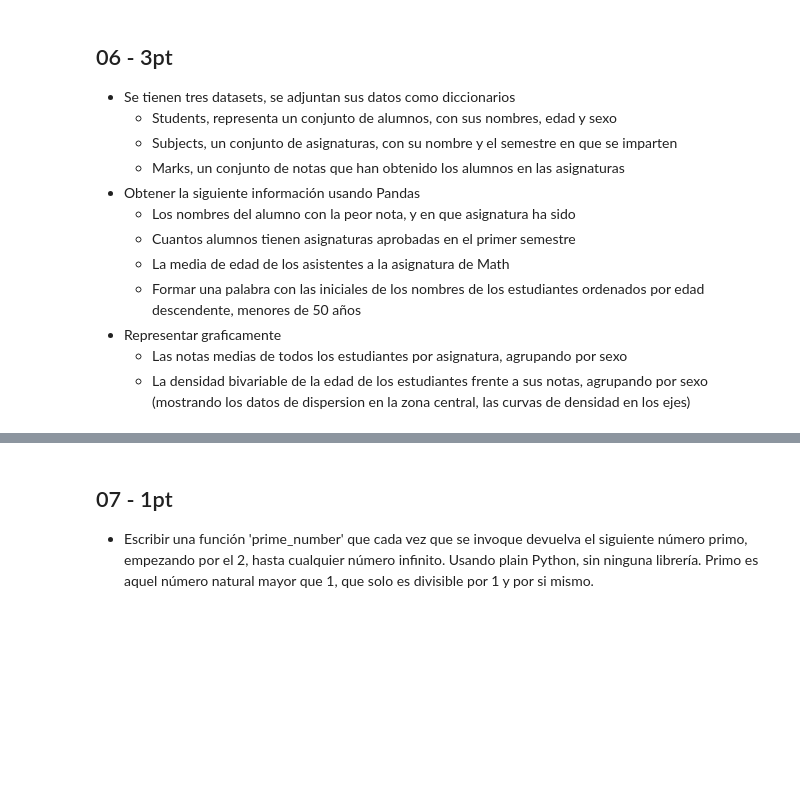
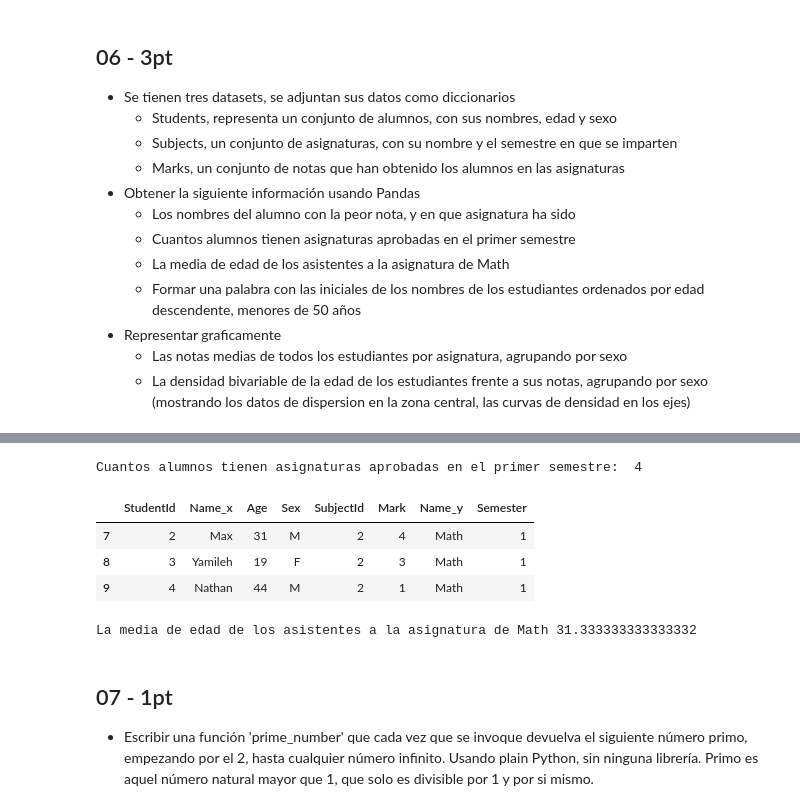
Before and after one commit to StevenMena/01MIAR_Python_IA, a Jupyter notebook: 01MIAR_Exam02_StevenMena.ipynb, the cells around one changed output, grey strips where cells are left out. Saved outputs shown, nothing was run; the diff lists cells and outputs as text; code cells hidden in the pictures; blank space fills up the shorter version.

```diff
--- a/01MIAR_Exam02_StevenMena.ipynb
+++ b/01MIAR_Exam02_StevenMena.ipynb
@@ -145,0 +225,20 @@ marks = {'StudentId' : [2,2,1,3,6,4,4,3,2,5], 'SubjectId' : [1,3,1,2,1,2,3,1,2,1
+# %%
+#Cuantos alumnos tienen asignaturas aprobadas en el primer semestre
+students_marks_subjets= students_marks.merge(df_subjects, on='SubjectId',how='inner')
+semester1=students_marks_subjets[students_marks_subjets['Semester']==1]
+#display(semester1)
+print('Cuantos alumnos tienen asignaturas aprobadas en el primer semestre: ', semester1[semester1['Mark']>=5].count().iloc[0])
+# %% [output]
+Cuantos alumnos tienen asignaturas aprobadas en el primer semestre:  4
+# %%
+#La media de edad de los asistentes a la asignatura de Math
+
+only_math=students_marks_subjets[students_marks_subjets['Name_y'].str.match('Math') == True]
+display(only_math)
+print('La media de edad de los asistentes a la asignatura de Math', only_math['Age'].mean())
+# %% [output]
+|  | StudentId | Name_x | Age | Sex | SubjectId | Mark | Name_y | Semester |
+| 7 | 2 | Max | 31 | M | 2 | 4 | Math | 1 |
+| 8 | 3 | Yamileh | 19 | F | 2 | 3 | Math | 1 |
+| 9 | 4 | Nathan | 44 | M | 2 | 1 | Math | 1 |
+La media de edad de los asistentes a la asignatura de Math 31.333333333333332
```
Also changed, not shown: parts of 14 cells of this notebook.
